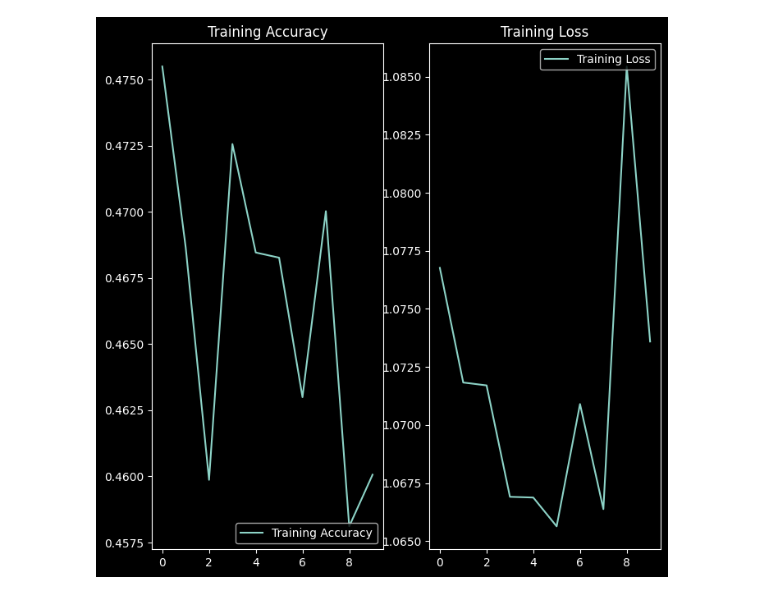
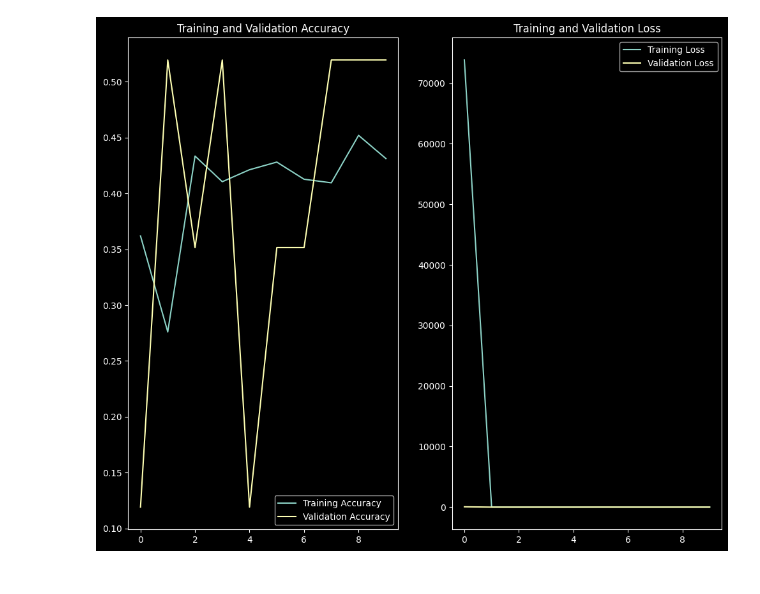
Before and after one commit to debjitpal5040/Deep_Learning_Algorithms, a Jupyter notebook: Tensorflow/alzheimers.ipynb, the cells around one changed output. Cells and saved outputs as stored; diff of their text form; code cells hidden in the pictures.

```diff
--- a/Tensorflow/alzheimers.ipynb
+++ b/Tensorflow/alzheimers.ipynb
@@ -131,0 +118,6 @@ model.evaluate(test_ds)
+# %%
+optimizer = SGD(learning_rate=0.001, momentum=0.9)
+epochs = 10
+alzheimers.compile(
+    optimizer=optimizer, loss="categorical_crossentropy", metrics=["accuracy"]
+)
@@ -131,0 +171,16 @@ model.evaluate(test_ds)
+# %%
+alzheimers_train_loss = alzheimers_history.history["loss"]
+alzheimers_train_acc = alzheimers_history.history["accuracy"]
+alzheimers_val_acc = alzheimers_history.history["val_accuracy"]
+alzheimers_val_loss = alzheimers_history.history["val_loss"]
+
+print("Training loss:", np.mean(alzheimers_train_loss))
+print("Validation loss:", np.mean(alzheimers_val_loss))
+print(
+    "%f Training accuracy with a standard deviation of %f"
+    % (np.mean(alzheimers_train_acc), np.std(alzheimers_train_acc))
+)
+print(
+    "%f Validation accuracy with a standard deviation of %f"
+    % (np.mean(alzheimers_val_acc), np.std(alzheimers_val_acc))
+)
@@ -132,25 +192,21 @@ model.evaluate(test_ds)
 # %%
-# Get the training and validation accuracy and losses from the history object
-acc = history.history["accuracy"]
-loss = history.history["loss"]
-
-# Set the number of epochs
 epochs_range = range(epochs)
 
 # Plot the training and validation accuracy
-plt.figure(figsize=(8, 8))
+plt.figure(figsize=(12, 10))
 plt.subplot(1, 2, 1)
-plt.plot(epochs_range, acc, label="Training Accuracy")
+plt.plot(epochs_range, alzheimers_train_acc, label="Training Accuracy")
+plt.plot(epochs_range, alzheimers_val_acc, label="Validation Accuracy")
 plt.legend(loc="best")
-plt.title("Training Accuracy")
+plt.title("Training and Validation Accuracy")
 
 # Plot the training and validation loss
 plt.subplot(1, 2, 2)
-plt.plot(epochs_range, loss, label="Training Loss")
-plt.legend(loc="upper right")
-plt.title("Training Loss")
+plt.plot(epochs_range, alzheimers_train_loss, label="Training Loss")
+plt.plot(epochs_range, alzheimers_val_loss, label="Validation Loss")
+plt.legend(loc="best")
+plt.title("Training and Validation Loss")
 
-# Show the plot
-plt.show()
+plt.savefig("../Images/alzheimers_acc_loss.png", bbox_inches="tight")
 # %% [output]
-[figure, old version]
+[figure, new version]
```
Also changed, not shown: parts of 15 cells of this notebook, 9 other files.
